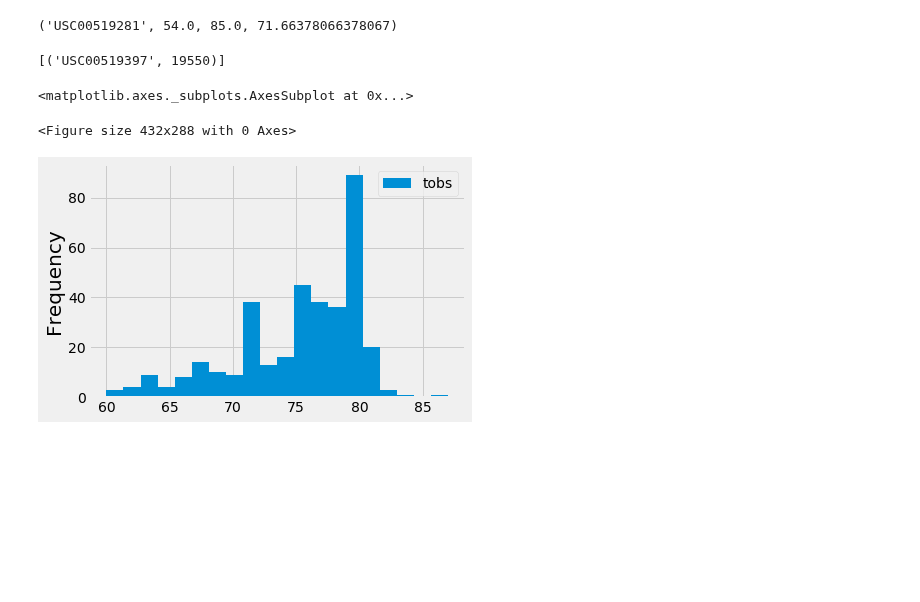
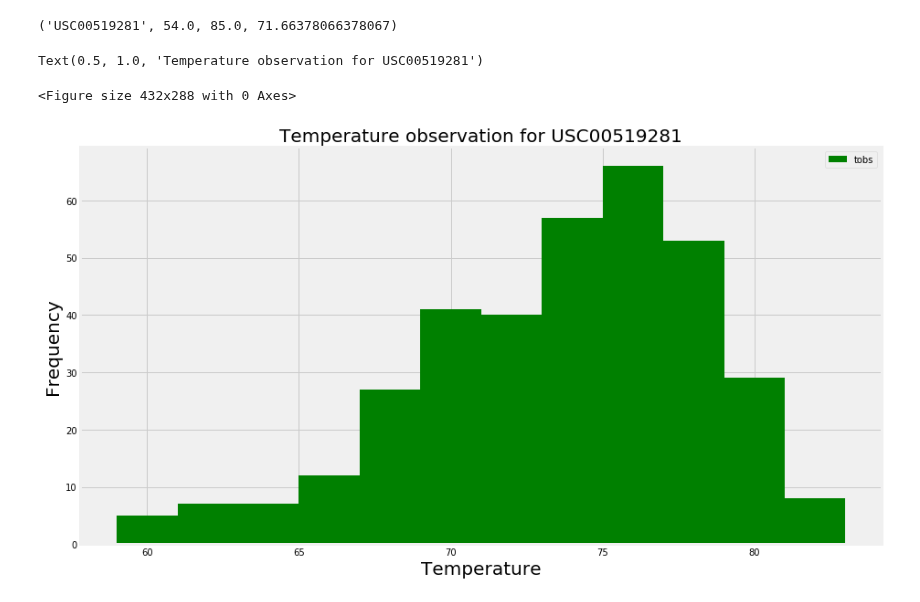
Before and after one commit to anjurupesh/SQLalchemy_Challenge, a Jupyter notebook: climate_starter.ipynb, the cells around one changed output. Drawn from its saved outputs; the diff is of its cells as text; code cells hidden in the pictures; blank space fills up the shorter version.

```diff
--- a/climate_starter.ipynb
+++ b/climate_starter.ipynb
@@ -202,25 +202,23 @@ session.query(Measurement.station, func.min(Measurement.tobs),func.max(Measureme
              .group_by(Measurement.station).order_by(func.count(Measurement.tobs).desc()).first()
 # %% [output]
 ('USC00519281', 54.0, 85.0, 71.66378066378067)
-# %%
-session.query(Measurement.station,func.count(Measurement.tobs)).all()
-# %% [output]
-[('USC00519397', 19550)]
 # %%
 # Choose the station with the highest number of temperature observations.
 # Query the last 12 months of temperature observation data for this station and plot the results as a histogram
 session.query(Measurement.station,func.max(Measurement.tobs)).all()
 temp_station97 = session.query(Measurement.station, Measurement.date, Measurement.tobs).\
-filter_by(station="USC00519397").filter(Measurement.date >= twelve_mnth_date ).all()
+filter_by(station="USC00519281").filter(Measurement.date >= twelve_mnth_date ).all()
 temp_station97_df = pd.DataFrame(temp_station97)
 temp_station97_df.set_index("station").head()
 
 plt.figure()
-temp_station97_df.plot.hist(stacked=True, bins=20)
+temp_station97_df.plot.hist(stacked=True, bins=12, color= "green", figsize =(14,8))
+plt.xlabel("Temperature")
+plt.title("Temperature observation for USC00519281")
 # %% [output]
-<matplotlib.axes._subplots.AxesSubplot at 0x...>
+Text(0.5, 1.0, 'Temperature observation for USC00519281')
 <Figure size 432x288 with 0 Axes>
-[figure, old version]
+[figure, new version]
 # %% [markdown]
 ![precipitation](Images/station-histogram.png)
 # %%
```
Also changed, not shown: parts of 7 cells of this notebook, 3 other files.
